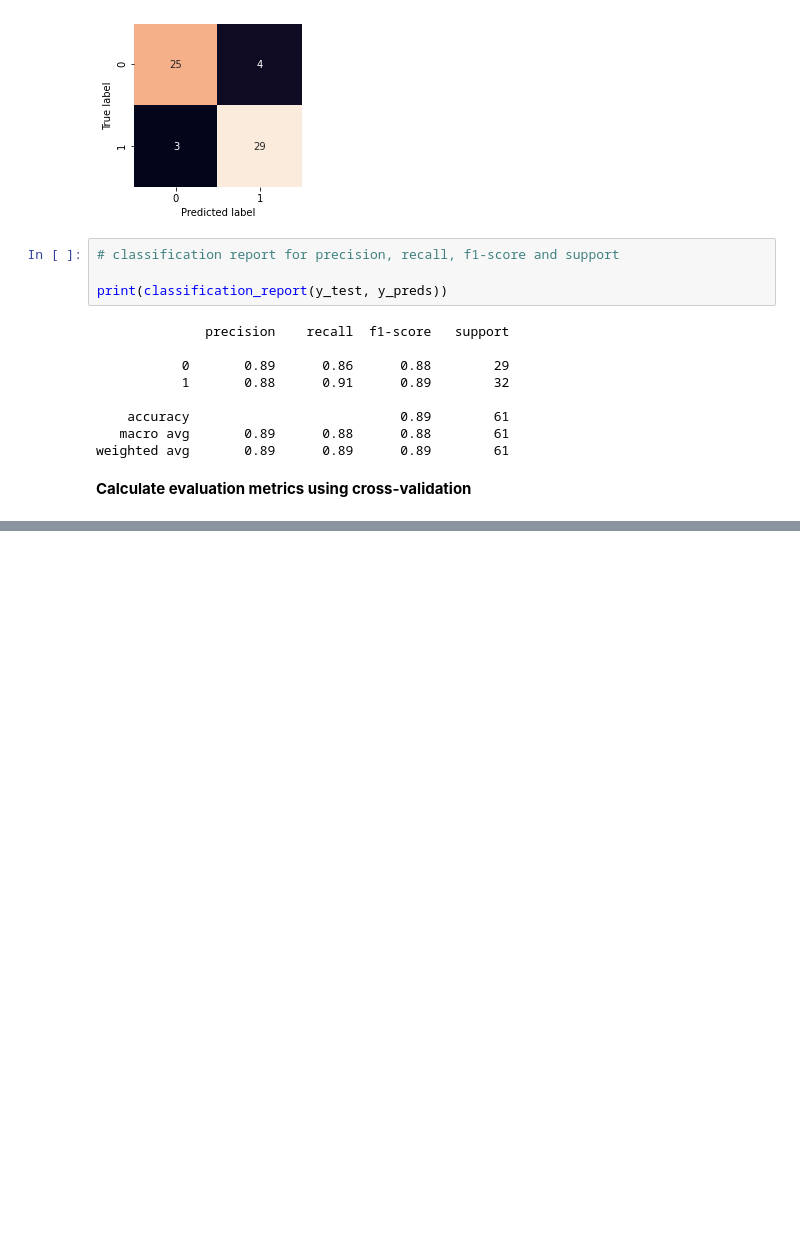
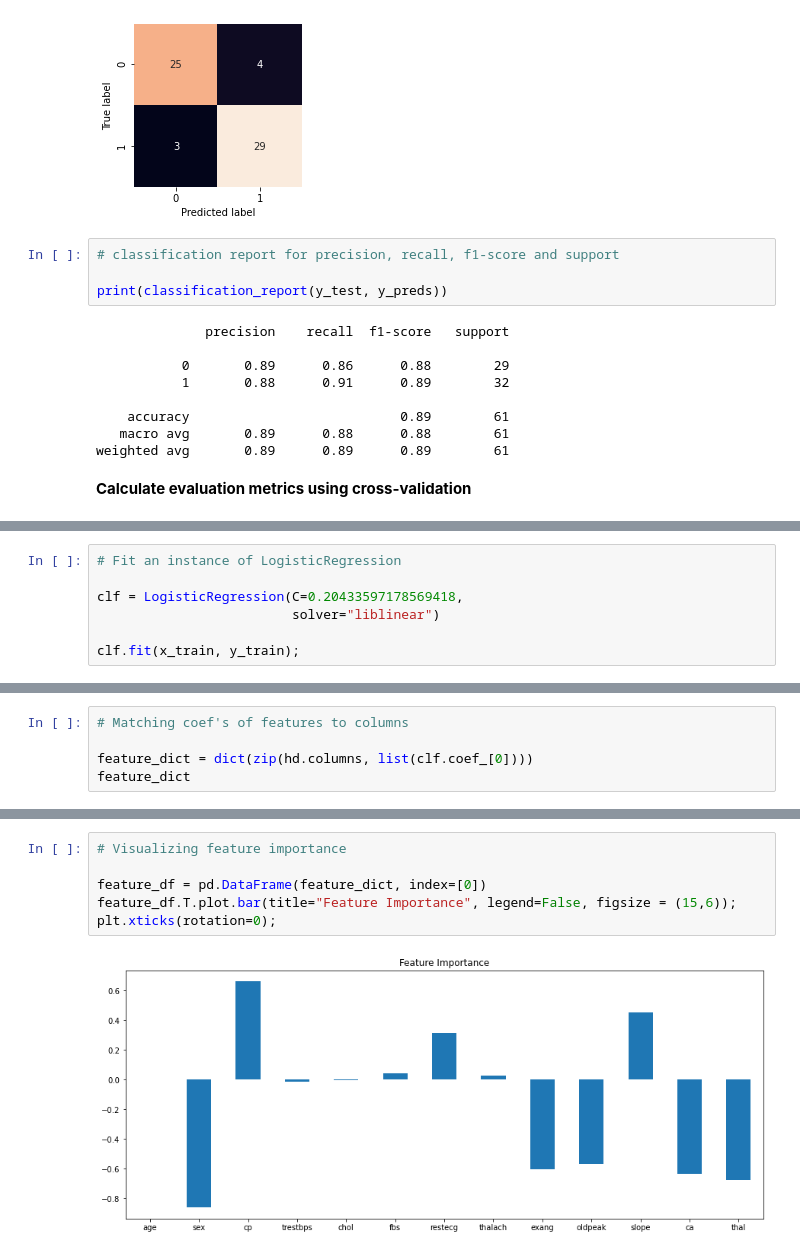
Before and after one commit to ineelhere/Machine-Learning-and-Data-Science, a Jupyter notebook: Milestone Project 1/heart-disease-classification-project.ipynb, the cells around one changed output, grey strips where cells are left out. Saved outputs shown, nothing was run; the diff lists cells and outputs as text; blank space fills up the shorter version.

```diff
--- a/Milestone Project 1/heart-disease-classification-project.ipynb
+++ b/Milestone Project 1/heart-disease-classification-project.ipynb
@@ -673,0 +745,7 @@ weighted avg       0.89      0.89      0.89        61
+# %%
+# Fit an instance of LogisticRegression
+
+clf = LogisticRegression(C=0.20433597178569418,
+                         solver="liblinear")
+
+clf.fit(x_train, y_train);
@@ -673,0 +759,5 @@ weighted avg       0.89      0.89      0.89        61
+# %%
+# Matching coef's of features to columns
+
+feature_dict = dict(zip(hd.columns, list(clf.coef_[0])))
+feature_dict
@@ -673,0 +778,8 @@ weighted avg       0.89      0.89      0.89        61
+# %%
+# Visualizing feature importance
+
+feature_df = pd.DataFrame(feature_dict, index=[0])
+feature_df.T.plot.bar(title="Feature Importance", legend=False, figsize = (15,6));
+plt.xticks(rotation=0);
+# %% [output]
+[figure, added]
```
Also changed, not shown: parts of 18 cells of this notebook.
